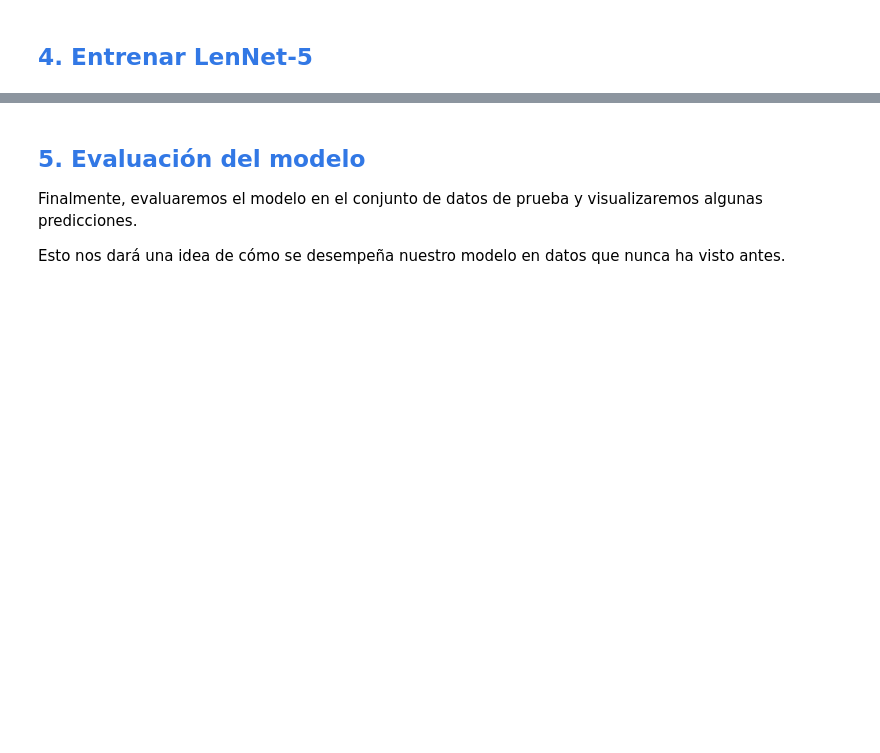
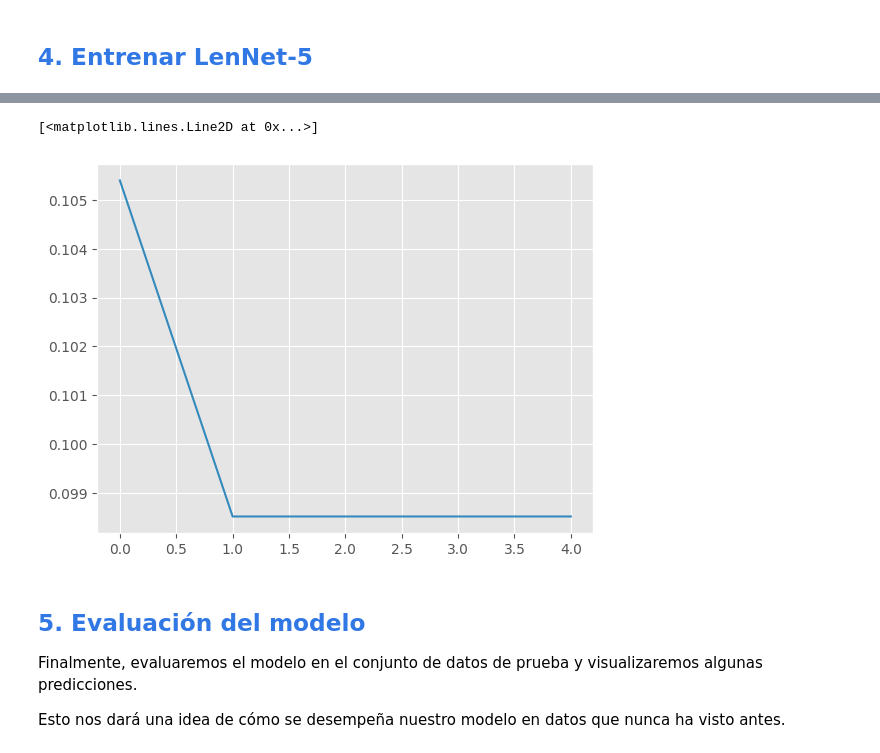
Before and after one commit to sofiapapadron/IME_IAA, a Jupyter notebook: Teoria/2_Clasificacion_imagenes_Keras/2_Redes_Neuronales_Convolucionales/ejercicios/1_LeNet.ipynb, the cells around one changed output, grey strips where cells are left out. Cells and saved outputs as stored; diff of their text form; code cells hidden in the pictures; blank space fills up the shorter version.

```diff
--- a/Teoria/2_Clasificacion_imagenes_Keras/2_Redes_Neuronales_Convolucionales/ejercicios/1_LeNet.ipynb
+++ b/Teoria/2_Clasificacion_imagenes_Keras/2_Redes_Neuronales_Convolucionales/ejercicios/1_LeNet.ipynb
@@ -157,3 +184,6 @@ model.add(Flatten())
 **Aplanar la salida es necesario para conectar la salida de la capa convolucional a la capa totalmente conectada.**
 # %%
 #TODO: Agrega una capa de Flatten al modelo
+from keras.layers import Flatten
+
+model.add(Flatten())
@@ -162,2 +190,8 @@ model.add(Flatten())
+# %%
+#TODO: Agrega las capas densas al modelo
+from keras.layers import Dense
+model.add(Dense(units=120, activation='relu'))
+model.add(Dense(units=84, activation='relu'))
+model.add(Dense(units=10, activation='relu'))
 # %%
 #TODO: Muestra un resumen del modelo
@@ -165,5 +222,7 @@ model.add(Flatten())
 ## <font style="color:rgb(50,120,229)"> 4. Entrenar LenNet-5 </font>
 # %%
 #TODO: Compila el modelo utilizando el optimizador 'adam', la función de pérdida 'categorical_crossentropy' y la métrica 'accuracy'
+model.compile(optimizer='adam', loss='categorical_crossentropy', metrics=['accuracy'])
 # %%
 #TODO: Entrena el modelo con los datos de entrenamiento, utiliza un validation_split del 0.2
+history = model.fit(x_train, y_train, epochs=EPOCHS, validation_split=0.2)
@@ -170,5 +240,12 @@ model.add(Flatten())
 # %%
 #TODO: Grafica la pérdida y la precisión del modelo
+import matplotlib.pyplot as plt
+
+plt.plot(history.history['loss'])
+plt.plot(history.history['accuracy'])
+# %% [output]
+[<matplotlib.lines.Line2D at 0x...>]
+[figure, added]
 # %% [markdown]
 ## <font style="color:rgb(50,120,229)"> 5. Evaluación del modelo </font>
 
```
Also changed, not shown: parts of 18 cells of this notebook.
